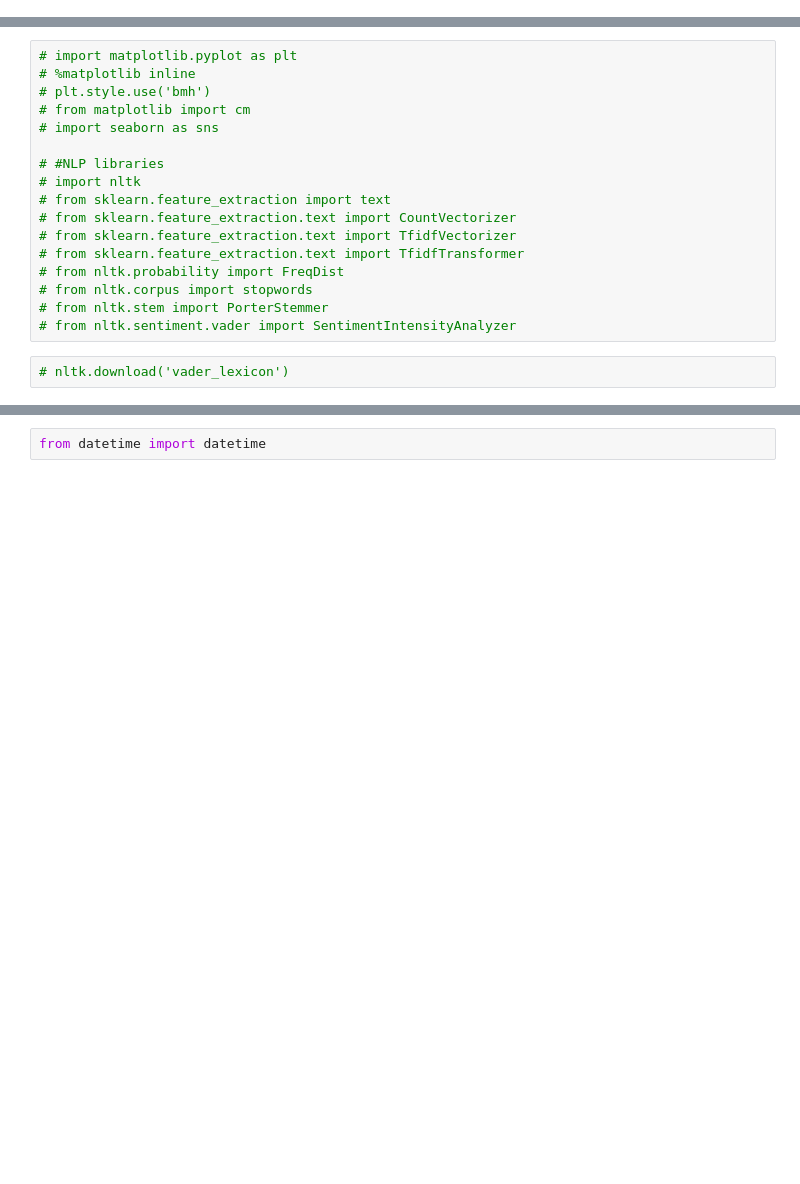
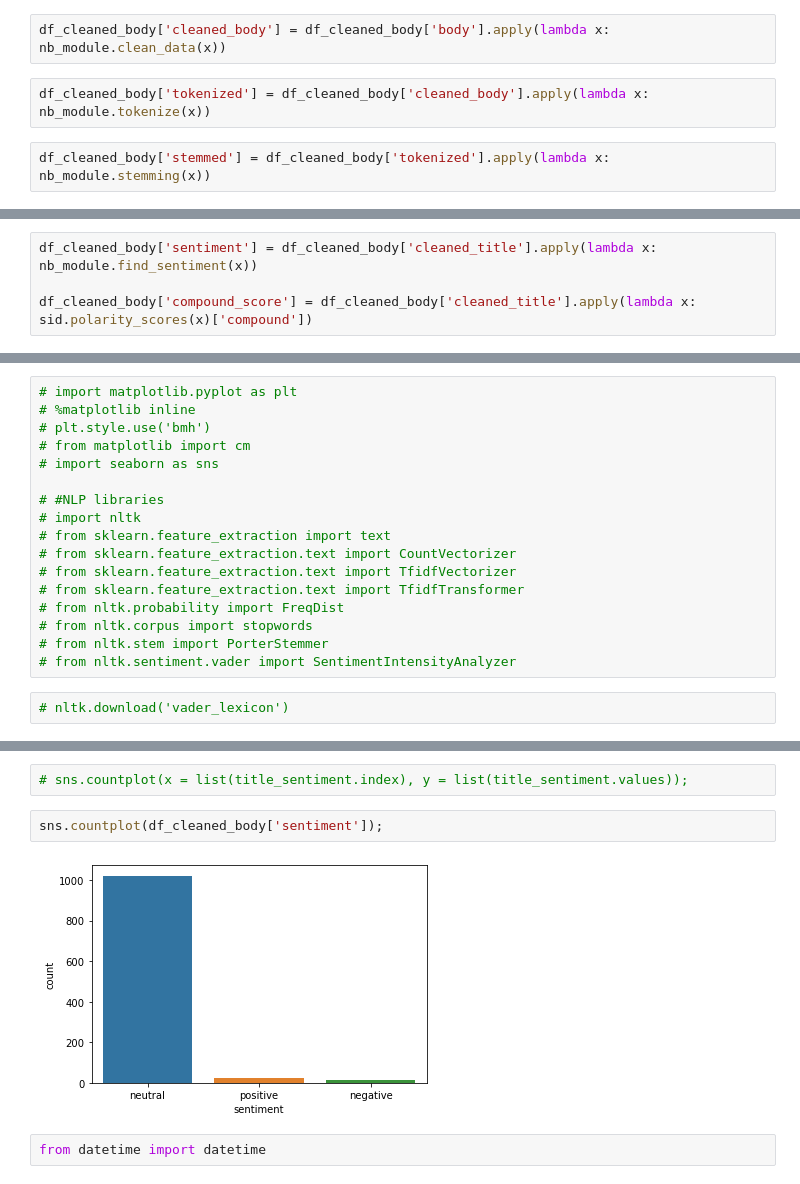
Before and after one commit to Yeshi341/reddit_vacccine_myths, a Jupyter notebook: data-load-and-clean.ipynb, the cells around one changed output, grey strips where cells are left out. Drawn from its saved outputs; the diff is of its cells as text; blank space fills up the shorter version.

```diff
--- a/data-load-and-clean.ipynb
+++ b/data-load-and-clean.ipynb
@@ -164,0 +207,6 @@ df_cleaned_title.to_pickle("./pickle/cleaned_title.pkl")
+# %%
+df_cleaned_body['cleaned_body'] = df_cleaned_body['body'].apply(lambda x: nb_module.clean_data(x))
+# %%
+df_cleaned_body['tokenized'] = df_cleaned_body['cleaned_body'].apply(lambda x: nb_module.tokenize(x))
+# %%
+df_cleaned_body['stemmed'] = df_cleaned_body['tokenized'].apply(lambda x: nb_module.stemming(x))
@@ -164,0 +222,4 @@ df_cleaned_title.to_pickle("./pickle/cleaned_title.pkl")
+# %%
+df_cleaned_body['sentiment'] = df_cleaned_body['cleaned_title'].apply(lambda x: nb_module.find_sentiment(x))
+
+df_cleaned_body['compound_score'] = df_cleaned_body['cleaned_title'].apply(lambda x: sid.polarity_scores(x)['compound'])
@@ -244,3 +299,9 @@ sns.countplot(df_cleaned['sentiment']);
+# %%
+# sns.countplot(x = list(title_sentiment.index), y = list(title_sentiment.values));
+# %%
+sns.countplot(df_cleaned_body['sentiment']);
+# %% [output]
+[figure, added]
 # %%
 from datetime import datetime
 # %%
```
Also changed, not shown: parts of 21 cells of this notebook, 3 other files.
